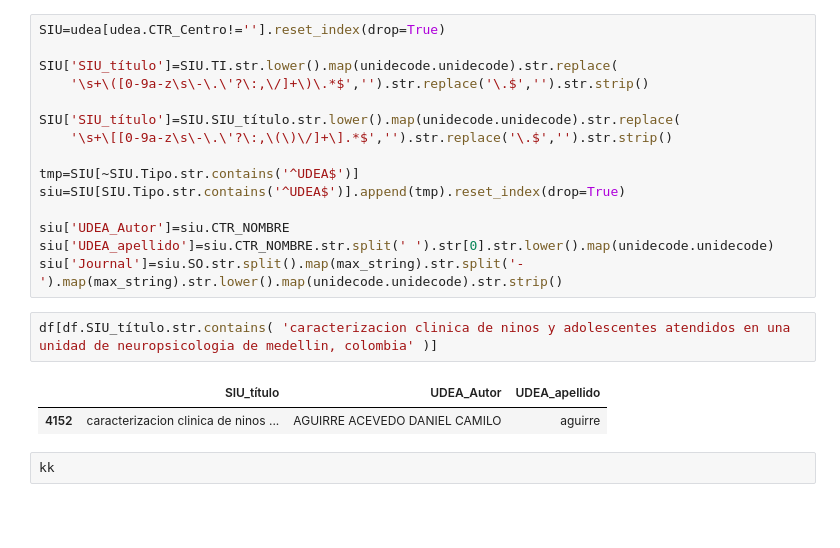
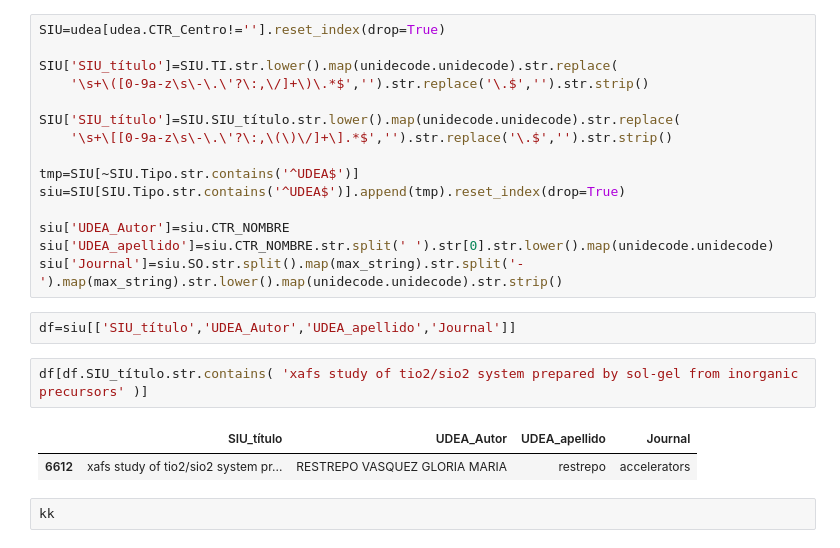
Before and after one commit to restrepo/run_firefox_from_jupyter, a Jupyter notebook: test.ipynb, the cells around one changed output. Cells and saved outputs as stored; diff of their text form; blank space fills up the shorter version.

```diff
--- a/test.ipynb
+++ b/test.ipynb
@@ -140,11 +188,13 @@ siu=SIU[SIU.Tipo.str.contains('^UDEA$')].append(tmp).reset_index(drop=True)
 siu['UDEA_Autor']=siu.CTR_NOMBRE
 siu['UDEA_apellido']=siu.CTR_NOMBRE.str.split(' ').str[0].str.lower().map(unidecode.unidecode)
 siu['Journal']=siu.SO.str.split().map(max_string).str.split('-').map(max_string).str.lower().map(unidecode.unidecode).str.strip()
-# %%
-df[df.SIU_título.str.contains( 'caracterizacion clinica de ninos y adolescentes atendidos en una unidad de neuropsicologia de medellin, colombia' )]
-# %% [output]
-|  | SIU_título | UDEA_Autor | UDEA_apellido |
-| 4152 | caracterizacion clinica de ninos ... | AGUIRRE ACEVEDO DANIEL CAMILO | aguirre |
+# %%
+df=siu[['SIU_título','UDEA_Autor','UDEA_apellido','Journal']]
+# %%
+df[df.SIU_título.str.contains( 'xafs study of tio2/sio2 system prepared by sol-gel from inorganic precursors' )]
+# %% [output]
+|  | SIU_título | UDEA_Autor | UDEA_apellido | Journal |
+| 6612 | xafs study of tio2/sio2 system pr... | RESTREPO VASQUEZ GLORIA MARIA | restrepo | accelerators |
 # %%
 kk
 # %% [output]
```
Also changed, not shown: parts of 27 cells of this notebook, 1 other file.
